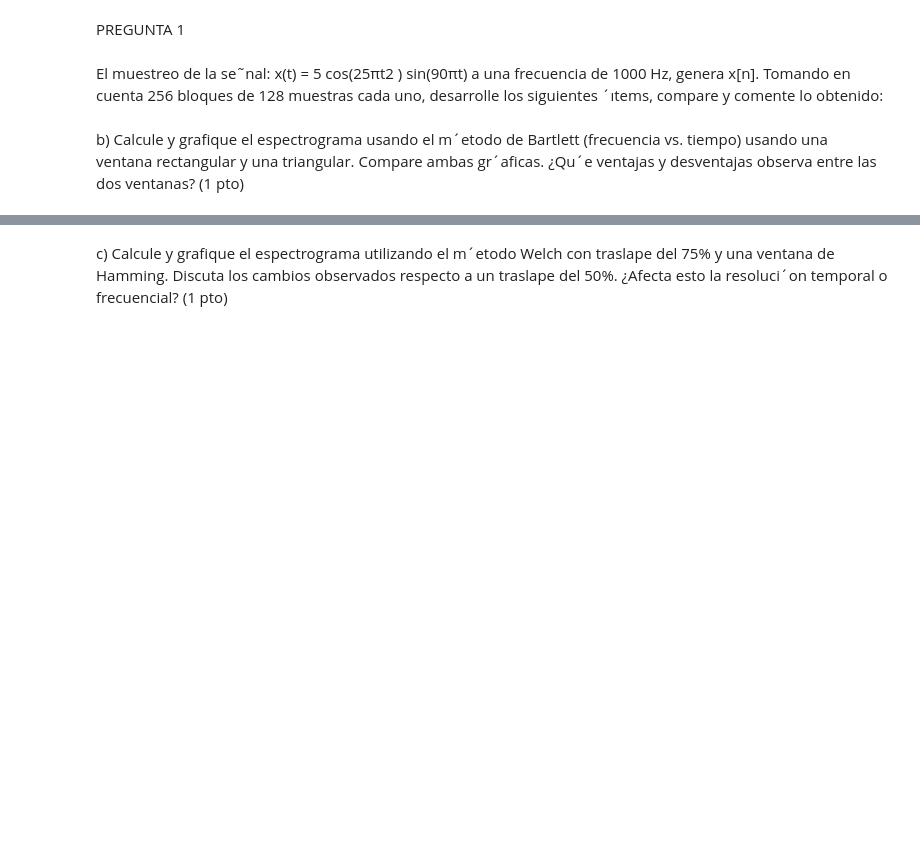
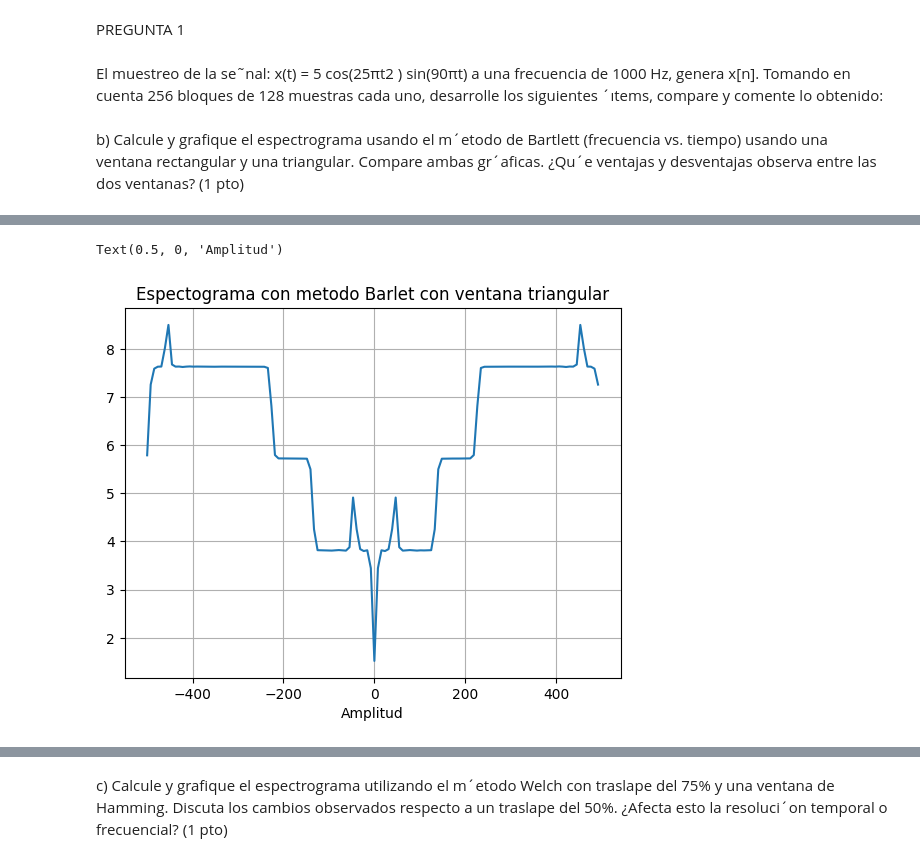
Before and after one commit to ExampleToFollow/PracticasPDS, a Jupyter notebook: Lab3/LAB3_IF_Computacional_HineillCespedes_20213704.ipynb, the cells around one changed output, grey strips where cells are left out. Cells and saved outputs as stored; diff of their text form; code cells hidden in the pictures; blank space fills up the shorter version.

```diff
--- a/Lab3/LAB3_IF_Computacional_HineillCespedes_20213704.ipynb
+++ b/Lab3/LAB3_IF_Computacional_HineillCespedes_20213704.ipynb
@@ -14,0 +46,15 @@ entre las dos ventanas? (1 pto)
+# %%
+#TECNICA VENTANA TRIANGULAR CON BARLET
+espectro_barlet_triangular =calcular_barlet(L, M, fs , N , signal, ventana_triangular_normalizada)
+espectro_barlet_triangular_promedio = np.mean(espectro_barlet_triangular, axis =0)
+frecuencias = (np.arange(L) - L/2)*fs/L
+tm = np.arange(M) * L /fs
+plt.figure()
+plt.plot(frecuencias,espectro_barlet_triangular_promedio)
+plt.title("Espectograma con metodo Barlet con ventana triangular")
+plt.grid('on')
+plt.xlabel('Frecuency [Hz]')
+plt.xlabel('Amplitud')
+# %% [output]
+Text(0.5, 0, 'Amplitud')
+[figure, added]
```
Also changed, not shown: parts of 5 cells of this notebook, 1 other file.
